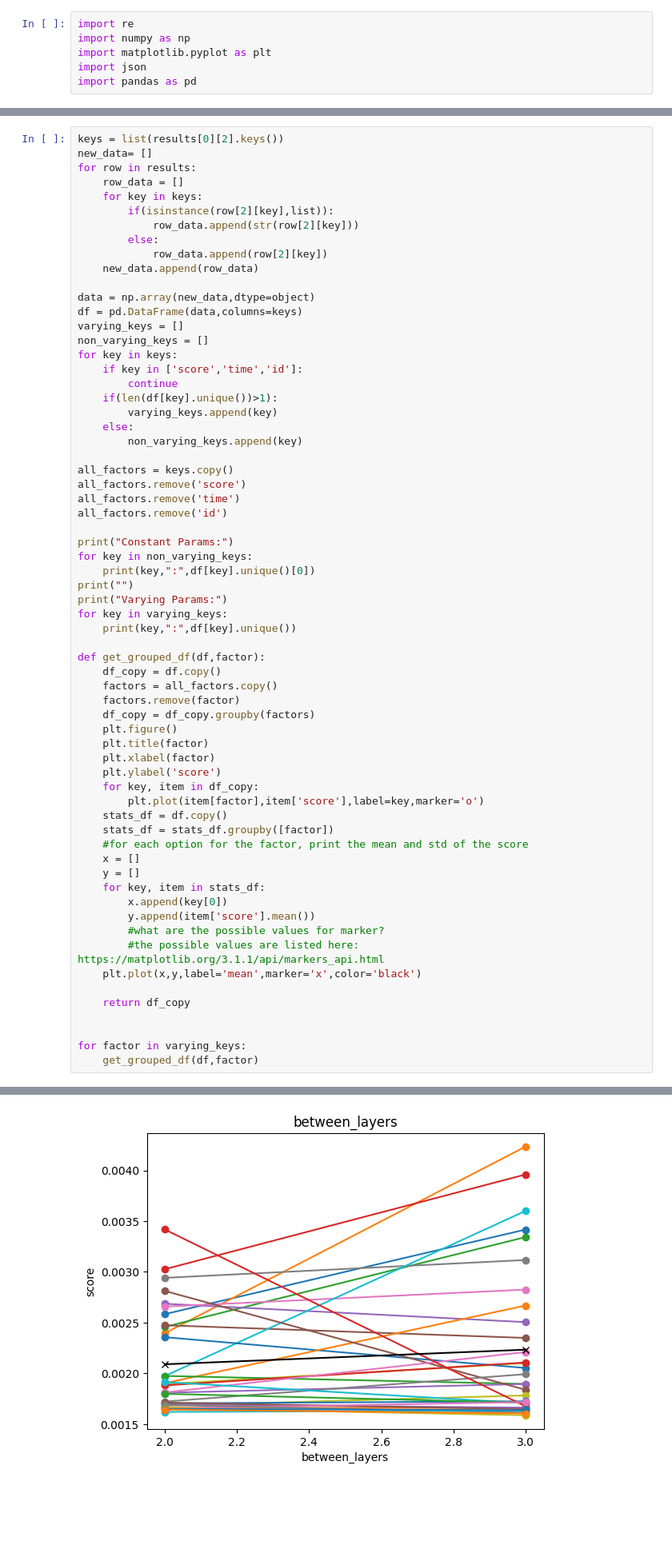
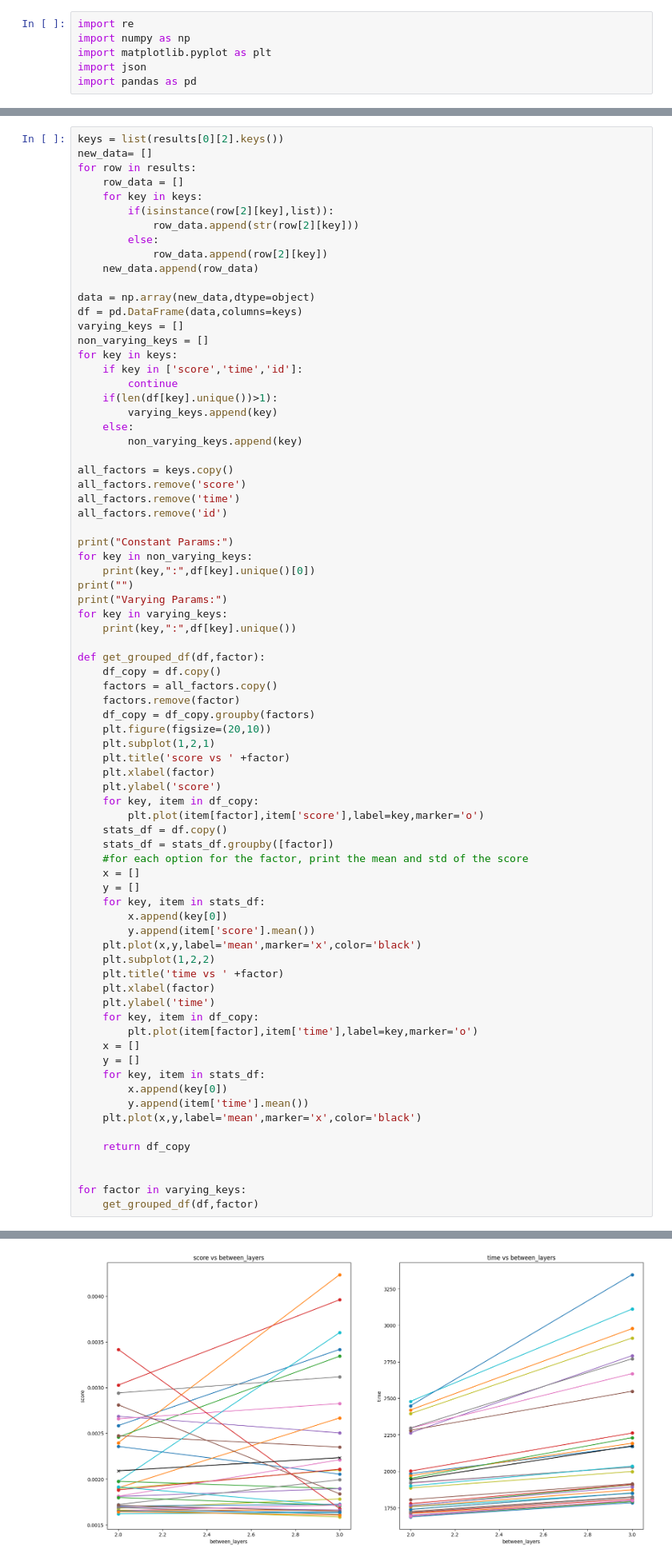
Before and after one commit to L-Pen/capstone, a Jupyter notebook: test_suite/analyze_results.ipynb, the cells around one changed output, grey strips where cells are left out. Shown at 80% size. Drawn from its saved outputs; the diff is of its cells as text; blank space fills up the shorter version.

Commit message:
analyze time too

```diff
--- a/test_suite/analyze_results.ipynb
+++ b/test_suite/analyze_results.ipynb
@@ -89,8 +89,9 @@ def get_grouped_df(df,factor):
     factors = all_factors.copy()
     factors.remove(factor)
     df_copy = df_copy.groupby(factors)
-    plt.figure()
-    plt.title(factor)
+    plt.figure(figsize=(20,10))
+    plt.subplot(1,2,1)
+    plt.title('score vs ' +factor)
     plt.xlabel(factor)
     plt.ylabel('score')
     for key, item in df_copy:
@@ -99,33 +100,43 @@ def get_grouped_df(df,factor):
     stats_df = stats_df.groupby([factor])
     #for each option for the factor, print the mean and std of the score
     x = []
     y = []
     for key, item in stats_df:
         x.append(key[0])
         y.append(item['score'].mean())
-        #what are the possible values for marker?
-        #the possible values are listed here: https://matplotlib.org/3.1.1/api/markers_api.html
+    plt.plot(x,y,label='mean',marker='x',color='black')
+    plt.subplot(1,2,2)
+    plt.title('time vs ' +factor)
+    plt.xlabel(factor)
+    plt.ylabel('time')
+    for key, item in df_copy:
+        plt.plot(item[factor],item['time'],label=key,marker='o')
+    x = []
+    y = []
+    for key, item in stats_df:
+        x.append(key[0])
+        y.append(item['time'].mean())
     plt.plot(x,y,label='mean',marker='x',color='black')
 
     return df_copy
 
 
 for factor in varying_keys:
     get_grouped_df(df,factor)
 # %% [output]
 Constant Params:
 group_size : 25
 TEST_PROPORTION : 0.2
 epochs : 1000
 batch_size : 256
 output_range : [-1, 1]
 bottleneck_size : 2
 num_features : 26
 
 Varying Params:
 between_layers : [3 2]
 first_layer_size : [128 64 32 16]
 layer_size_factor : [0.75 0.5]
 bottleneck_activation : ['linear' 'tanh']
 output_activation : ['linear' 'tanh']
-[figure, old version]
+[figure, new version]
```
Also changed, not shown: parts of 1 cell of this notebook.
